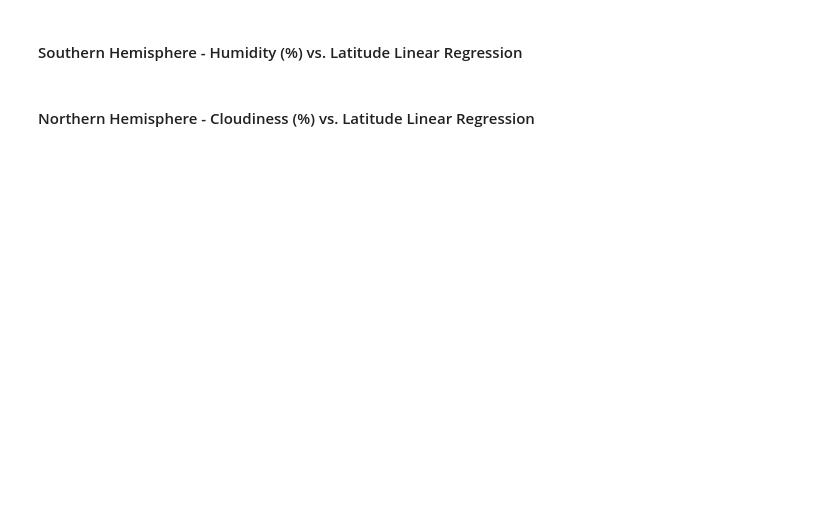
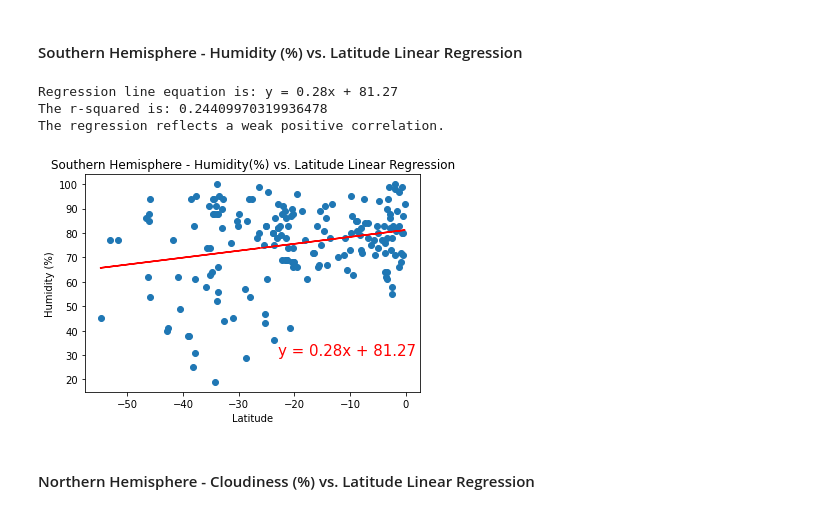
Before and after one commit to mcasiano1/python-api-challenge, a Jupyter notebook: WeatherPy.ipynb, the cells around one changed output. Drawn from its saved outputs; the diff is of its cells as text; code cells hidden in the pictures; blank space fills up the shorter version.

```diff
--- a/WeatherPy.ipynb
+++ b/WeatherPy.ipynb
@@ -293,4 +344,29 @@ The temprature decreases in the northern hemisphere as you move away from the eq
 # %% [markdown]
 ####  Southern Hemisphere - Humidity (%) vs. Latitude Linear Regression
+# %%
+x_val = pd.to_numeric(south_hemi["Lat"]).astype(float)
+y_val = pd.to_numeric(south_hemi["Humidity"]).astype(float)
+
+(slope, intercept, rvalue, pvalue, stderr) = linregress(x_val, y_val)
+regress_values = x_val * slope + intercept
+line_eq = "y = " + str(round(slope,2)) + "x + " + str(round(intercept,2))
+
+print(f"Regression line equation is: {line_eq}")
+
+plt.scatter(x_val,y_val)
+plt.plot(x_val,regress_values,"r-")
+plt.annotate(line_eq,(-23,30),fontsize=15,color="red")
+plt.xlabel("Latitude")
+plt.ylabel("Humidity (%)")
+plt.title("Southern Hemisphere - Humidity(%) vs. Latitude Linear Regression")
+print(f"The r-squared is: {rvalue}")
+print("The regression reflects a weak positive correlation.")
+
+plt.show()
+# %% [output]
+Regression line equation is: y = 0.28x + 81.27
+The r-squared is: 0.24409970319936478
+The regression reflects a weak positive correlation.
+[figure, added]
 # %% [markdown]
 ####  Northern Hemisphere - Cloudiness (%) vs. Latitude Linear Regression
```
Also changed, not shown: parts of 15 cells of this notebook.
